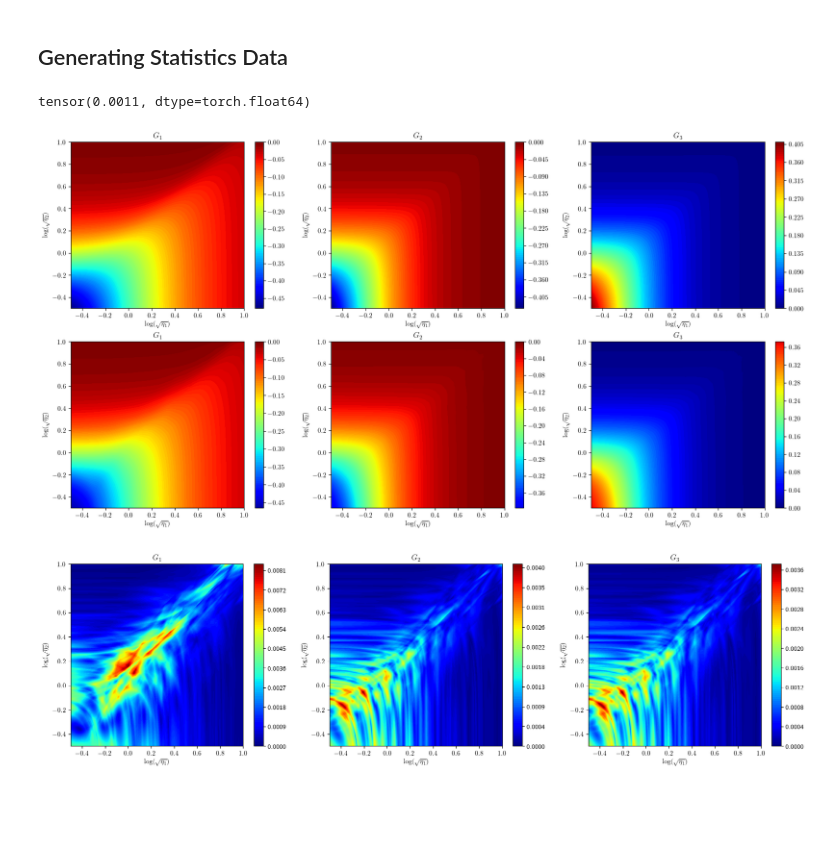
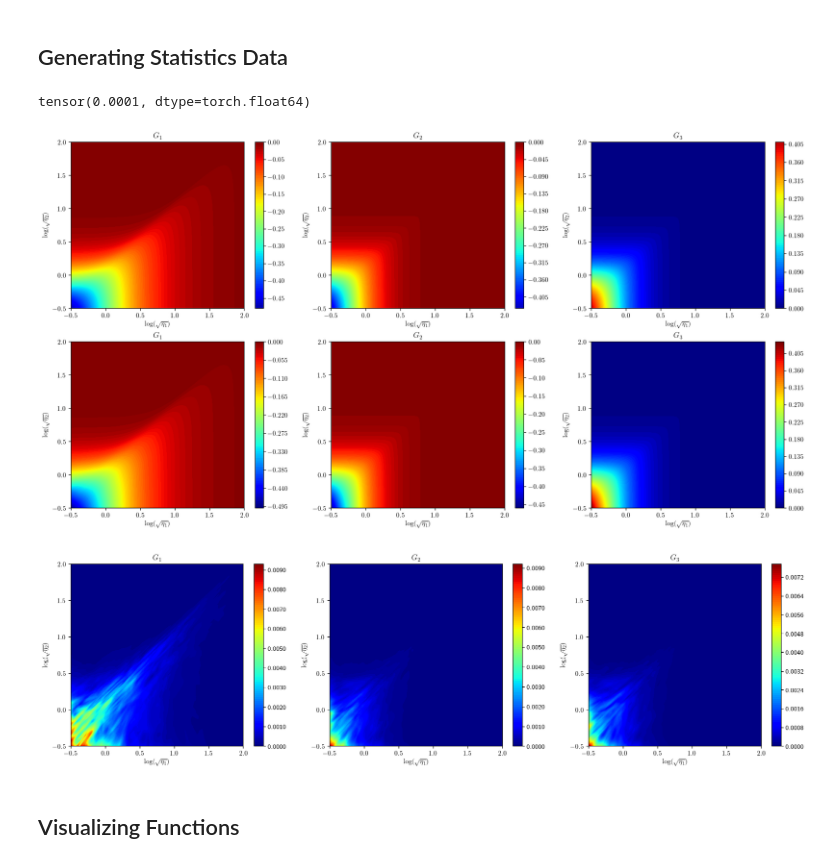
Before and after one commit to Crashprn/UncertaintyQuantification, a Jupyter notebook: Ensemble_Train.ipynb, the cells around one changed output. Drawn from its saved outputs; the diff is of its cells as text; code cells hidden in the pictures; blank space fills up the shorter version.

```diff
--- a/Ensemble_Train.ipynb
+++ b/Ensemble_Train.ipynb
@@ -62,7 +60,7 @@ class RMSELoss(nn.Module):
 SSG_gen = TurbulenceClosureDataGenerator('SSG')
 
 # Defining the ranges for the different scales
-log = (-.5, 1.0)
+log = (-.5, 2.0)
 
 # Defining whether to exclude certain areas of the data
 exclude_area = False
@@ -86,6 +84,6 @@ if not drop_eta_1 and not drop_eta_2:
 # %%
-x_scaler = StandardScaler().fit(etas_train)
-y_scaler = StandardScaler().fit(gs_train)
+x_scaler = CustomScalerX().fit(etas_train)
+y_scaler = CustomScalerY().fit(gs_train)
 
 x_scaled_train = x_scaler.transform(etas_train)
 y_scaled_train = y_scaler.transform(gs_train)
@@ -93,9 +91,14 @@ y_scaled_train = y_scaler.transform(gs_train)
 x_train = torch.tensor(x_scaled_train, dtype=torch.float32)
 y_train = torch.tensor(y_scaled_train, dtype=torch.float32)
 
-
 x_test = torch.tensor(x_scaler.transform(etas_test), dtype=torch.float32)
 y_test = torch.tensor(y_scaler.transform(gs_test), dtype=torch.float32)
+
+x_vis = np.loadtxt("data/Input/vis_etas.csv", delimiter=",")
+y_vis = np.loadtxt("data/Input/vis_gs.csv", delimiter=",")
+
+x_vis = torch.tensor(x_scaler.transform(x_vis), dtype=torch.float32)
+y_vis = torch.tensor(y_scaler.transform(y_vis), dtype=torch.float32)
 # %% [markdown]
 ## Network Training
 # %%
@@ -111,9 +114,9 @@ net_params = {
 }
 
 train_params = {
-        "criterion": nn.L1Loss,
+        "criterion": nn.MSELoss,
         "optimizer": torch.optim.Adam,
-        "optimizer__weight_decay": 0.00001,
+        "optimizer__weight_decay": 1e-6,
         "lr": 0.001,
         "batch_size": 64,
         "max_epochs": 100,
@@ -124,18 +127,18 @@ train_params = {
         "iterator_valid__shuffle": False,
         "iterator_valid__num_workers": 4,
         "iterator_valid__pin_memory": True,
-        "verbose": 1,
+        "verbose": 0,
 }
 
-num_members = 10
+num_members = 20
 # %%
 test_criteria = RMSELoss()
 
 
 for i in range(num_members):
-        callbacks = [EarlyStopping(patience=15, threshold=0.0001, threshold_mode='abs', monitor='valid_loss', lower_is_better=True),
+        callbacks = [EarlyStopping(patience=15, threshold=0.00005, threshold_mode='abs', monitor='valid_loss', lower_is_better=True),
                 Checkpoint(monitor='valid_loss_best', f_params=f'TurbulenceNetwork_Ens_{i}.pt', dirname=checkpoint_dir),
-                LRScheduler(policy=ReduceLROnPlateau, monitor='valid_loss', factor=0.5, patience=5, threshold=0.0001, threshold_mode='abs', mode='min', verbose=True)
+                LRScheduler(policy=ReduceLROnPlateau, monitor='valid_loss', factor=0.5, patience=5, threshold=0.00005, threshold_mode='abs', mode='min', verbose=True)
         ]
         train_params['callbacks'] = callbacks
 
@@ -197,32 +182,37 @@ Re-initializing optimizer.
 # %%
 dim = 700
 x_grid, y_grid = np.meshgrid(np.linspace(*log, dim),np.linspace(*log, dim))
 eta1 = (10**x_grid.flatten())**2
 eta2 = (10**y_grid.flatten())**2
 
 gen = TurbulenceClosureDataGenerator(model="SSG", type='torch')
 etas, G_s = gen(eta1, eta2)
 target = G_s.T.reshape(3, dim, dim)
 
 etas = x_scaler.transform(etas)
 
 preds = np.zeros((num_members, len(etas), 3))
 
 for i in range(num_members):
     pred = ensemble[i].predict(etas.astype(np.float32))
     preds[i] = y_scaler.inverse_transform(pred)
 
 
-pred = preds.mean(axis=0).T.reshape(3, dim, dim)
+pred = preds.mean(axis=0)
 
-std = preds.std(axis=0).T.reshape(3, dim, dim)
+std = preds.std(axis=0)
 
-print(torch.mean(torch.abs(torch.tensor(target) - pred)))
+np.savetxt('data/Ensemble/Pred_Mean.csv', pred, delimiter=',')
+np.savetxt('data/Ensemble/Pred_Std.csv', std, delimiter=',')
 
-plot_heat_map_compare(x_grid, y_grid, target, pred, 'Algebraic', 'Ensemble', sup_title=False)
+print(torch.mean(torch.abs(torch.tensor(target) - pred.T.reshape(3, dim, dim))))
 
-plot_heat_map_3D(x_grid, y_grid, std, "Ensemble Standard Deviation", sup_title=False)
+plot_heat_map_compare(x_grid, y_grid, target, pred.T.reshape(3, dim, dim), 'Algebraic', 'Ensemble', sup_title=False)
+
+plot_heat_map_3D(x_grid, y_grid, std.T.reshape(3, dim, dim), "Ensemble Standard Deviation", sup_title=False)
 # %% [output]
-tensor(0.0011, dtype=torch.float64)
+tensor(0.0001, dtype=torch.float64)
-[figure, old version]
+[figure, new version]
-[figure, old version]
+[figure, new version]
+# %% [markdown]
+## Visualizing Functions
```
Also changed, not shown: parts of 6 cells of this notebook, 5 other files.
